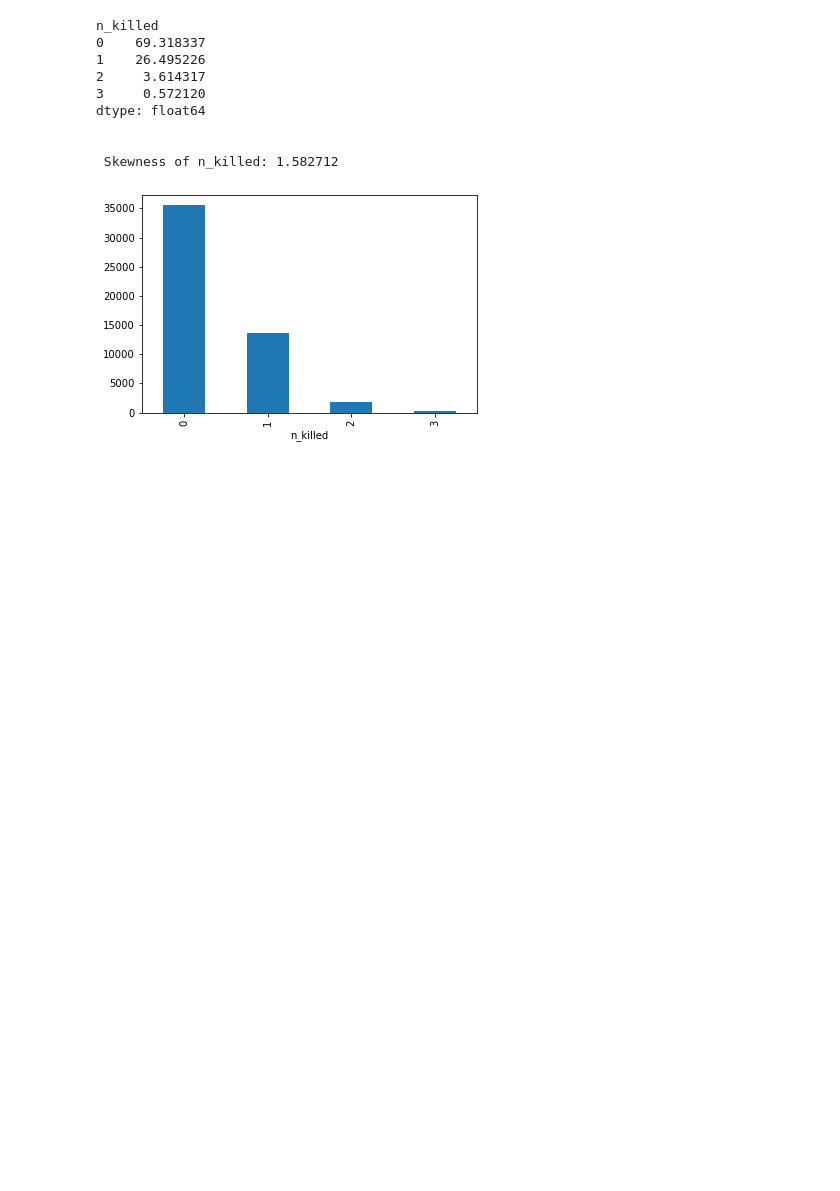
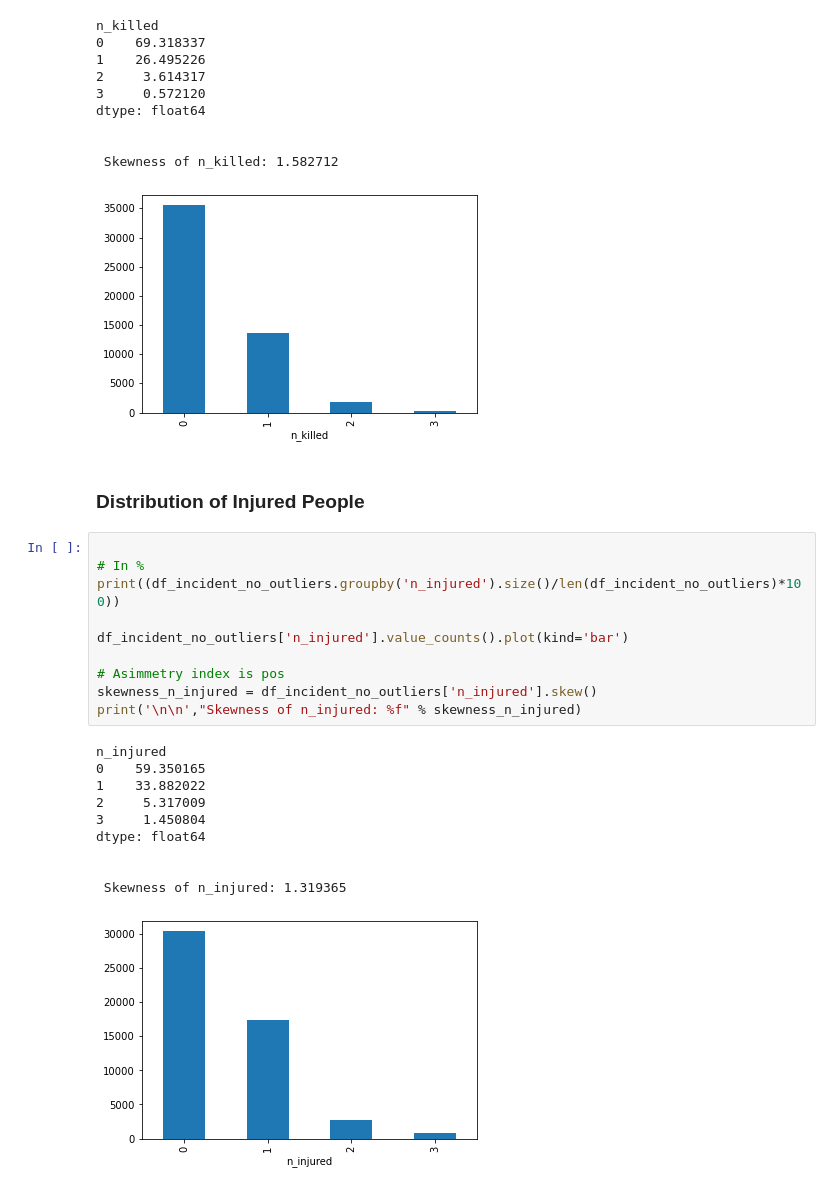
Before and after one commit to TheDarkPyotr/DataMining2023, a Jupyter notebook: source/Task1.ipynb, the cells around one changed output. Drawn from its saved outputs; the diff is of its cells as text; blank space fills up the shorter version.

```diff
--- a/source/Task1.ipynb
+++ b/source/Task1.ipynb
@@ -205,3 +244,26 @@ dtype: float64
 
  Skewness of n_killed: 1.582712
 [figure]
+# %% [markdown]
+### Distribution of Injured People
+# %%
+
+# In %
+print((df_incident_no_outliers.groupby('n_injured').size()/len(df_incident_no_outliers)*100))
+
+df_incident_no_outliers['n_injured'].value_counts().plot(kind='bar')
+
+# Asimmetry index is pos
+skewness_n_injured = df_incident_no_outliers['n_injured'].skew()
+print('\n\n',"Skewness of n_injured: %f" % skewness_n_injured)
+# %% [output]
+n_injured
+0    59.350165
+1    33.882022
+2     5.317009
+3     1.450804
+dtype: float64
+
+
+ Skewness of n_injured: 1.319365
+[figure, added]
```
Also changed, not shown: parts of 10 cells of this notebook.
